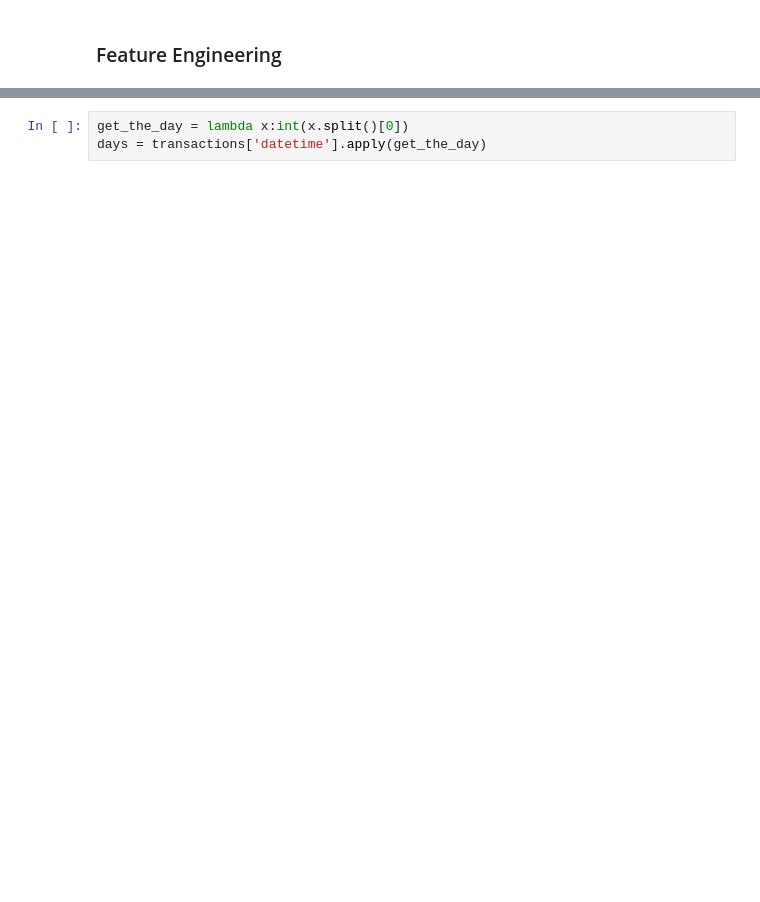
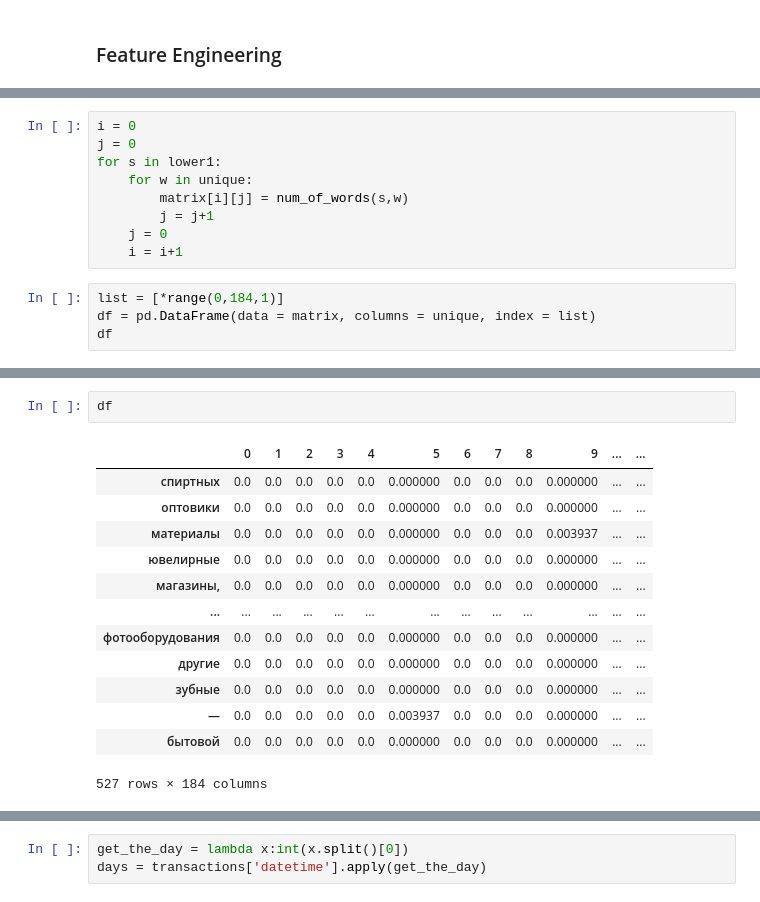
Before and after one commit to talghatovich/Assignment_IRDM_AAA, a Jupyter notebook: Assignment_4_5.ipynb, the cells around one changed output, grey strips where cells are left out. Cells and saved outputs as stored; diff of their text form; blank space fills up the shorter version.

```diff
--- a/Assignment_4_5.ipynb
+++ b/Assignment_4_5.ipynb
@@ -164,0 +453,13 @@ plt.show()
+# %%
+i = 0
+j = 0
+for s in lower1:
+    for w in unique:
+        matrix[i][j] = num_of_words(s,w)
+        j = j+1
+    j = 0
+    i = i+1
+# %%
+list = [*range(0,184,1)]
+df = pd.DataFrame(data = matrix, columns = unique, index = list)
+df
@@ -164,0 +529,16 @@ plt.show()
+# %%
+df
+# %% [output]
+|  | 0 | 1 | 2 | 3 | 4 | 5 | 6 | 7 | 8 | 9 | ... | ... |
+| спиртных | 0.0 | 0.0 | 0.0 | 0.0 | 0.0 | 0.000000 | 0.0 | 0.0 | 0.0 | 0.000000 | ... | ... |
+| оптовики | 0.0 | 0.0 | 0.0 | 0.0 | 0.0 | 0.000000 | 0.0 | 0.0 | 0.0 | 0.000000 | ... | ... |
+| материалы | 0.0 | 0.0 | 0.0 | 0.0 | 0.0 | 0.000000 | 0.0 | 0.0 | 0.0 | 0.003937 | ... | ... |
+| ювелирные | 0.0 | 0.0 | 0.0 | 0.0 | 0.0 | 0.000000 | 0.0 | 0.0 | 0.0 | 0.000000 | ... | ... |
+| магазины, | 0.0 | 0.0 | 0.0 | 0.0 | 0.0 | 0.000000 | 0.0 | 0.0 | 0.0 | 0.000000 | ... | ... |
+| ... | ... | ... | ... | ... | ... | ... | ... | ... | ... | ... | ... | ... |
+| фотооборудования | 0.0 | 0.0 | 0.0 | 0.0 | 0.0 | 0.000000 | 0.0 | 0.0 | 0.0 | 0.000000 | ... | ... |
+| другие | 0.0 | 0.0 | 0.0 | 0.0 | 0.0 | 0.000000 | 0.0 | 0.0 | 0.0 | 0.000000 | ... | ... |
+| зубные | 0.0 | 0.0 | 0.0 | 0.0 | 0.0 | 0.000000 | 0.0 | 0.0 | 0.0 | 0.000000 | ... | ... |
+| — | 0.0 | 0.0 | 0.0 | 0.0 | 0.0 | 0.003937 | 0.0 | 0.0 | 0.0 | 0.000000 | ... | ... |
+| бытовой | 0.0 | 0.0 | 0.0 | 0.0 | 0.0 | 0.000000 | 0.0 | 0.0 | 0.0 | 0.000000 | ... | ... |
+527 rows × 184 columns
```
Also changed, not shown: parts of 81 cells of this notebook.
